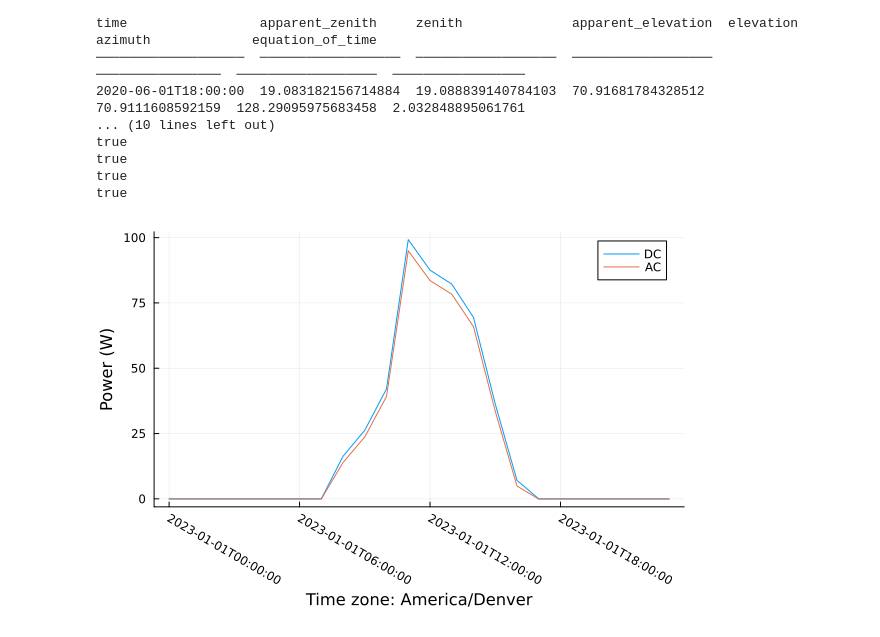
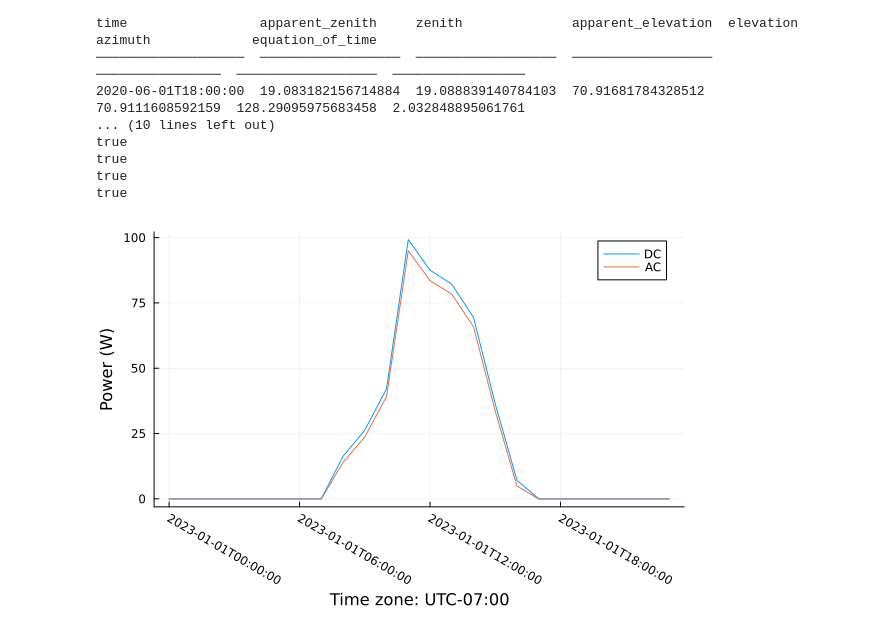
Before and after one commit to sandialabs/PVlib.jl, a Jupyter notebook: examples/test_pvlib_tests.ipynb, the cells around one changed output. Saved outputs shown, nothing was run; the diff lists cells and outputs as text; code cells hidden in the pictures.

```diff
--- a/examples/test_pvlib_tests.ipynb
+++ b/examples/test_pvlib_tests.ipynb
@@ -489,7 +484,26 @@ start_date = Date(2023, 1, 1)
 end_date = Date(2023, 1, 1)
 tz = TimeZone("America/Denver")
 
-weather_data = get_meteorological_data_pvgis(latitude, longitude, start_date, end_date, tz, false);
+# Usually, use `get_meteorological_data_pvgis`. For building focs, a local file is used with example PVGIS data.
+# weather_data = get_meteorological_data_pvgis(latitude, longitude, start_date, end_date, tz, false);
+weather_data_txt = read("../data/weather_data.json", String)
+weather_rows = JSON.parse(weather_data_txt)
+weather_data = [
+    WeatherSample(
+        ZonedDateTime(r["time"]),
+        isnothing(r["ghi"]) ? missing : r["ghi"],
+        isnothing(r["dni"]) ? missing : r["dni"],
+        isnothing(r["dhi"]) ? missing : r["dhi"],
+        isnothing(r["temp_air"]) ? missing : r["temp_air"],
+        isnothing(r["temp_dew"]) ? missing : r["temp_dew"],
+        isnothing(r["relative_humidity"]) ? missing : r["relative_humidity"],
+        isnothing(r["pressure"]) ? missing : r["pressure"],
+        isnothing(r["wind_speed"]) ? missing : r["wind_speed"],
+        isnothing(r["wind_direction"]) ? missing : r["wind_direction"],
+        isnothing(r["albedo"]) ? missing : r["albedo"],
+    )
+    for r in weather_rows
+]
 
 solar_position = get_solar_position(latitude, longitude, altitude, weather_data)
 
@@ -499,31 +513,31 @@ total_irradiance = get_total_irradiance(surface_tilt, surface_azimuth, weather_d
 
 module_filename = "sam-library-sandia-modules-2015-6-30.csv"
 module_name = "Canadian Solar CS5P-220M [ 2009]"
 pv_module = read_solar_module(module_name, module_filename)
 
 inverter_filename = "sam-library-cec-inverters-2019-03-05.csv"
 inverter_name = "ABB: MICRO-0.25-I-OUTD-US-208 [208V]"
 pv_inverter = read_solar_inverter(inverter_name, inverter_filename)
 
 cell_temp = sapm_cell_temperature(total_irradiance, weather_data)
 
 effective_irradiance = sapm_effective_irradiance(
     total_irradiance, pv_module, solar_position, surface_tilt, surface_azimuth, altitude
 )
 
 dc_components = sapm_dc_components(pv_module, effective_irradiance, cell_temp)
 ac_power = sandia_ac_power(pv_inverter, dc_components)
 
 plot(
     getfield.(dc_components, :time),
     getfield.(dc_components, :p_mp),
     label="DC",
     xlabel="Time",
     ylabel="Power (W)",
     legend=:topright,
     xrotation=-30,
     bottom_margin=8Plots.mm,
 )
 plot!(getfield.(ac_power, :time), getfield.(ac_power, :ac_power); label="AC")
 # %% [output]
-[figure, old version]
+[figure, new version]
```
Also changed, not shown: parts of 1 cell of this notebook, 25 other files.
